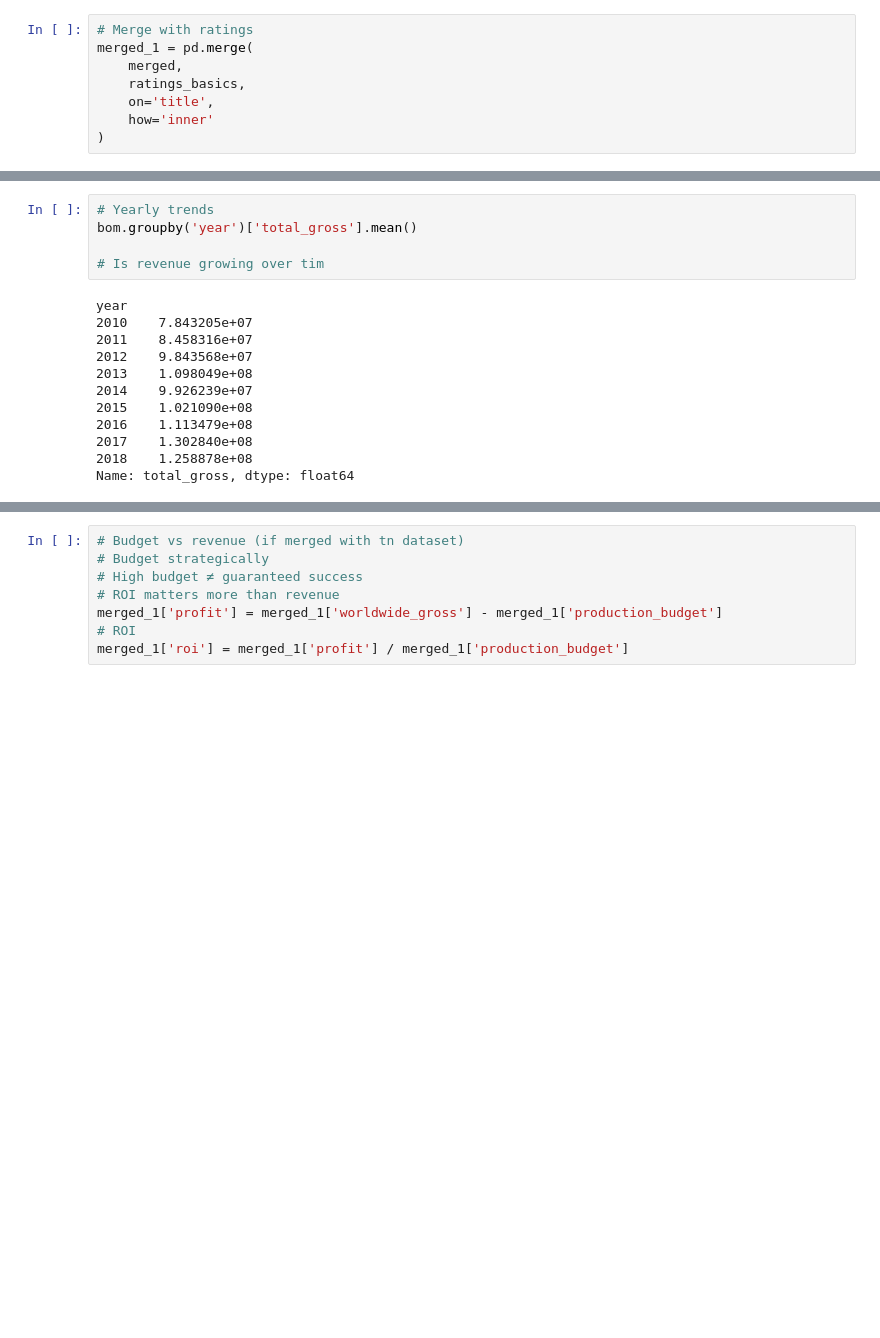
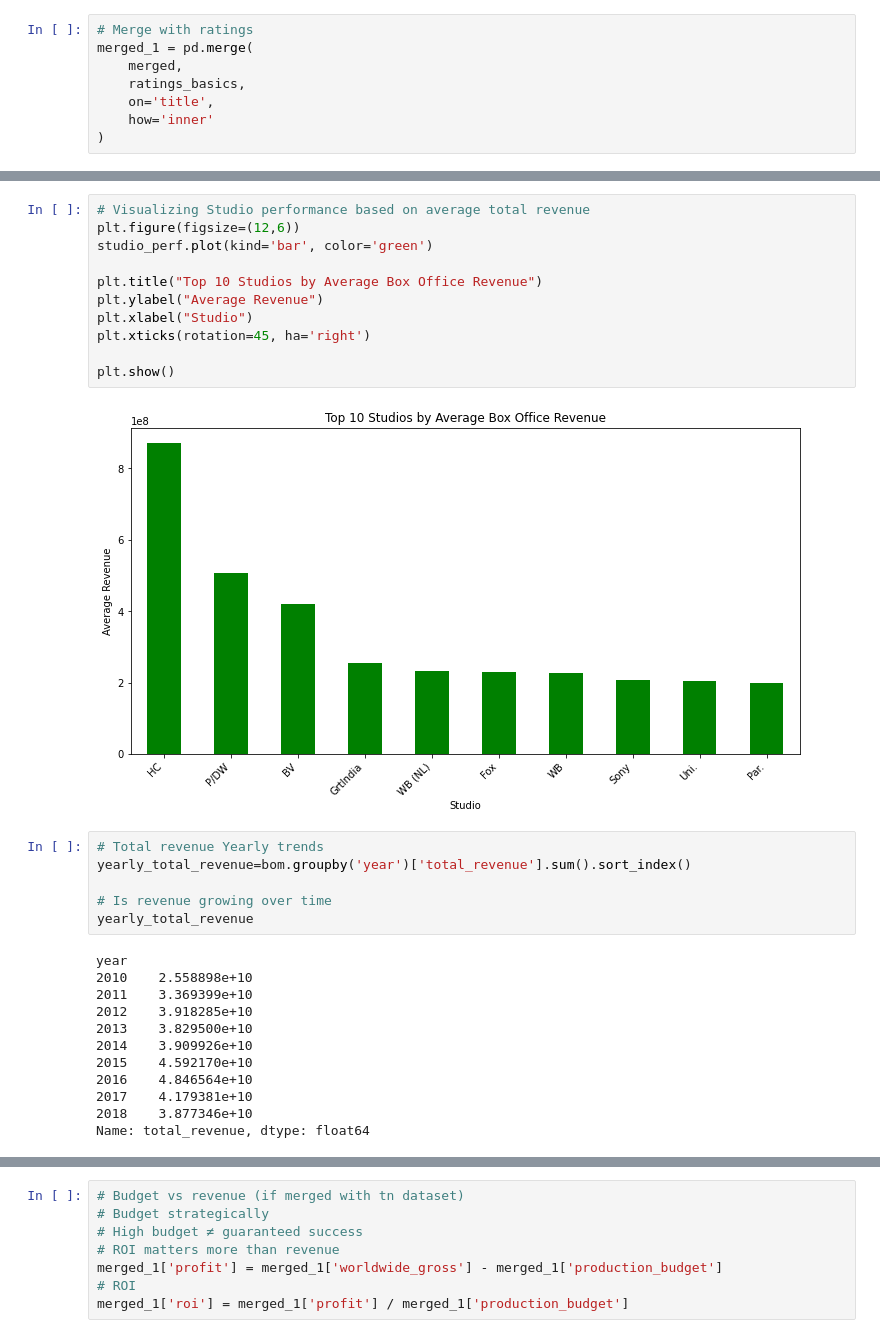
Before and after one commit to CharityNduati/movie-industry-strategic-analysis, a Jupyter notebook: project_phase_2.ipynb, the cells around one changed output, grey strips where cells are left out. Cells and saved outputs as stored; diff of their text form; blank space fills up the shorter version.

```diff
--- a/project_phase_2.ipynb
+++ b/project_phase_2.ipynb
@@ -301,17 +326,31 @@ Name: total_gross, Length: 258, dtype: float64
+# %%
+# Visualizing Studio performance based on average total revenue
+plt.figure(figsize=(12,6))
+studio_perf.plot(kind='bar', color='green')
+
+plt.title("Top 10 Studios by Average Box Office Revenue")
+plt.ylabel("Average Revenue")
+plt.xlabel("Studio")
+plt.xticks(rotation=45, ha='right')
+
+plt.show()
+# %% [output]
+[figure, added]
 # %%
-# Yearly trends
-bom.groupby('year')['total_gross'].mean()
+# Total revenue Yearly trends
+yearly_total_revenue=bom.groupby('year')['total_revenue'].sum().sort_index()
 
-# Is revenue growing over tim
+# Is revenue growing over time
+yearly_total_revenue
 # %% [output]
 year
-2010    7.843205e+07
-2011    8.458316e+07
-2012    9.843568e+07
-2013    1.098049e+08
-2014    9.926239e+07
-2015    1.021090e+08
-2016    1.113479e+08
-2017    1.302840e+08
-2018    1.258878e+08
-Name: total_gross, dtype: float64
+2010    2.558898e+10
+2011    3.369399e+10
+2012    3.918285e+10
+2013    3.829500e+10
+2014    3.909926e+10
+2015    4.592170e+10
+2016    4.846564e+10
+2017    4.179381e+10
+2018    3.877346e+10
+Name: total_revenue, dtype: float64
```
Also changed, not shown: parts of 10 cells of this notebook, 2 other files.
